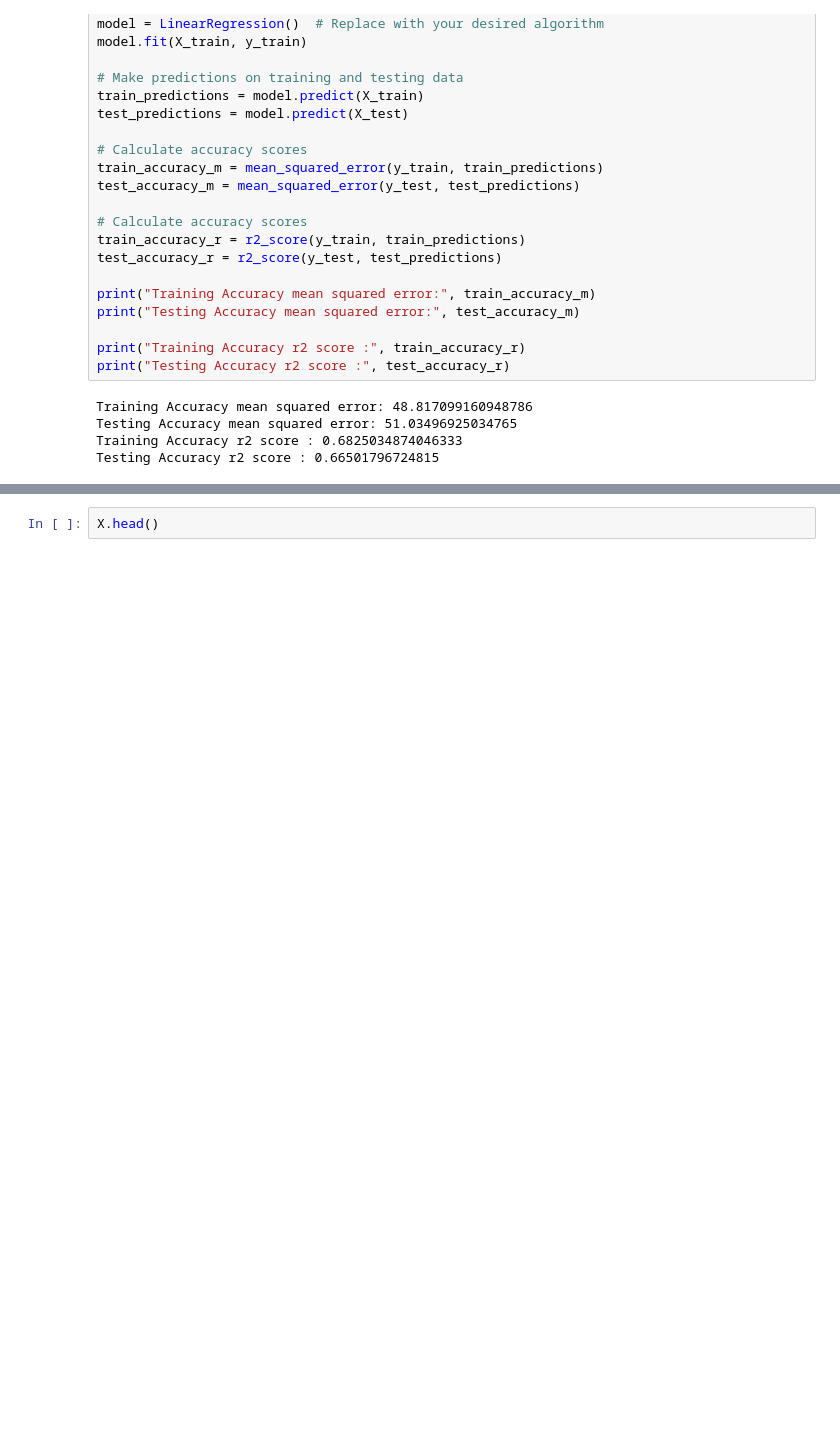
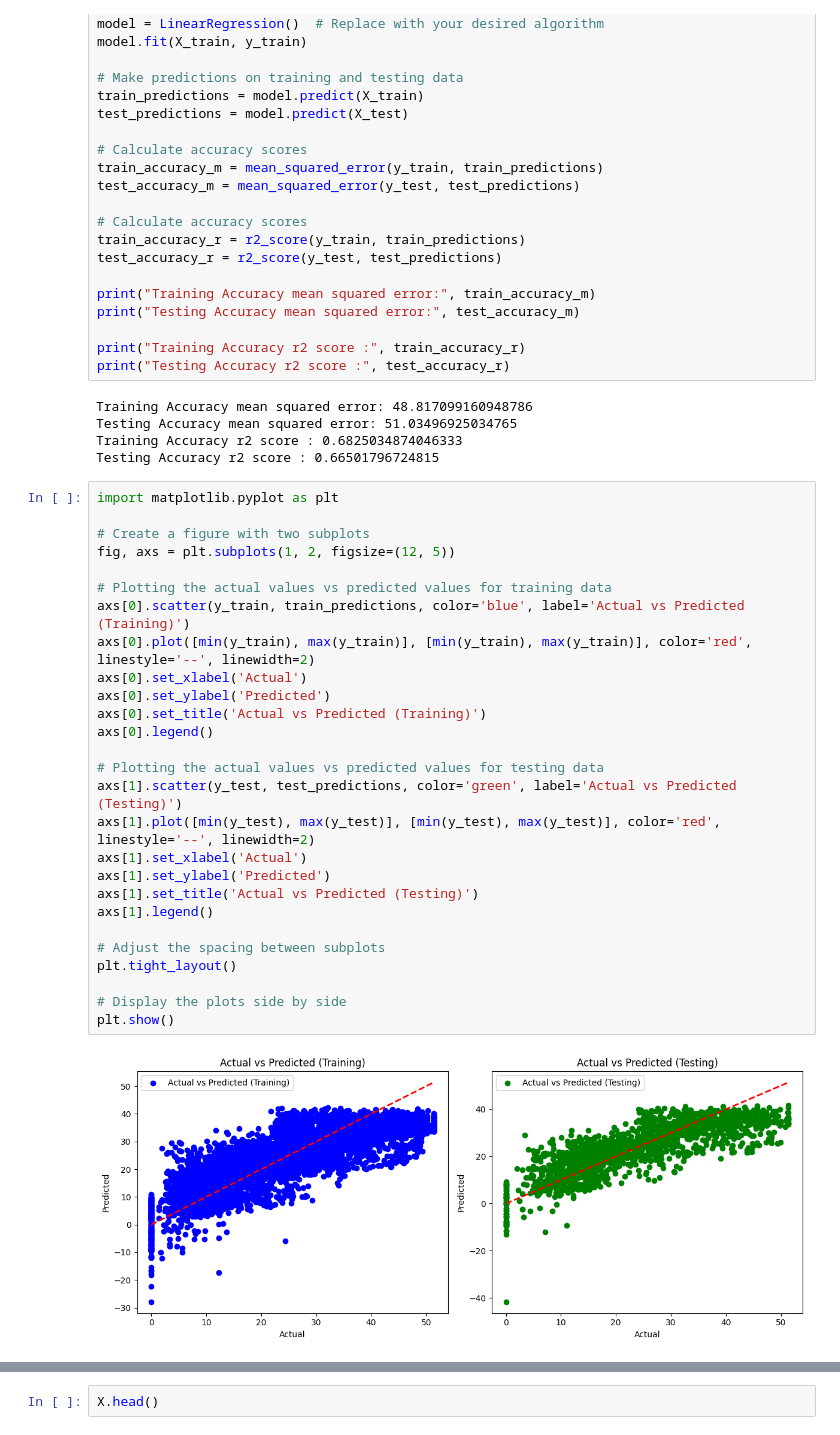
Before and after one commit to KolekarPramod/Bike-sharing-Demand-Prediction, a Jupyter notebook: Bike_sharing_Demand_Prediction.ipynb, the cells around one changed output, grey strips where cells are left out. Saved outputs shown, nothing was run; the diff lists cells and outputs as text; blank space fills up the shorter version.

```diff
--- a/Bike_sharing_Demand_Prediction.ipynb
+++ b/Bike_sharing_Demand_Prediction.ipynb
@@ -943,3 +945,32 @@ Training Accuracy mean squared error: 48.817099160948786
 Testing Accuracy mean squared error: 51.03496925034765
 Training Accuracy r2 score : 0.6825034874046333
 Testing Accuracy r2 score : 0.66501796724815
+# %%
+import matplotlib.pyplot as plt
+
+# Create a figure with two subplots
+fig, axs = plt.subplots(1, 2, figsize=(12, 5))
+
+# Plotting the actual values vs predicted values for training data
+axs[0].scatter(y_train, train_predictions, color='blue', label='Actual vs Predicted (Training)')
+axs[0].plot([min(y_train), max(y_train)], [min(y_train), max(y_train)], color='red', linestyle='--', linewidth=2)
+axs[0].set_xlabel('Actual')
+axs[0].set_ylabel('Predicted')
+axs[0].set_title('Actual vs Predicted (Training)')
+axs[0].legend()
+
+# Plotting the actual values vs predicted values for testing data
+axs[1].scatter(y_test, test_predictions, color='green', label='Actual vs Predicted (Testing)')
+axs[1].plot([min(y_test), max(y_test)], [min(y_test), max(y_test)], color='red', linestyle='--', linewidth=2)
+axs[1].set_xlabel('Actual')
+axs[1].set_ylabel('Predicted')
+axs[1].set_title('Actual vs Predicted (Testing)')
+axs[1].legend()
+
+# Adjust the spacing between subplots
+plt.tight_layout()
+
+# Display the plots side by side
+plt.show()
+# %% [output]
+[figure, added]
```
Also changed, not shown: parts of 23 cells of this notebook.
